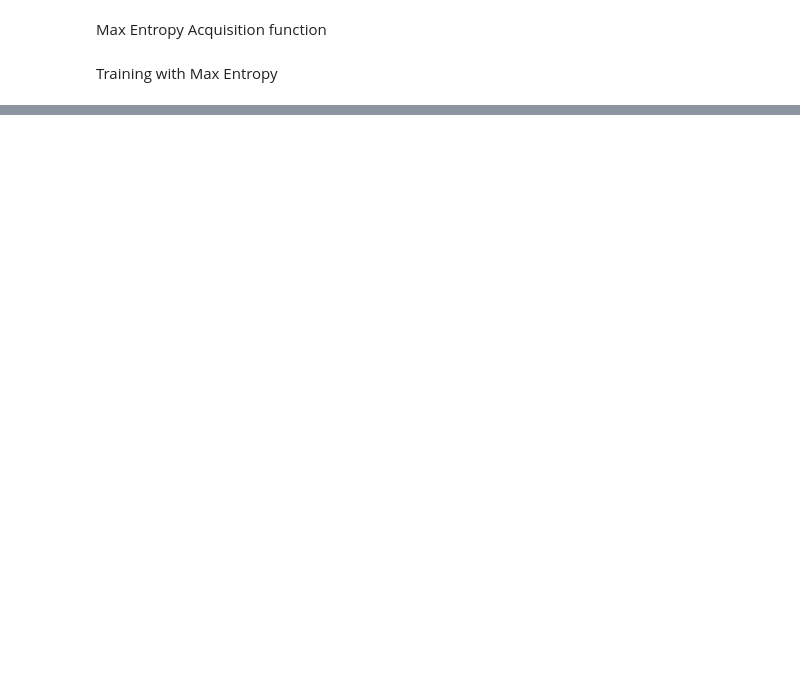
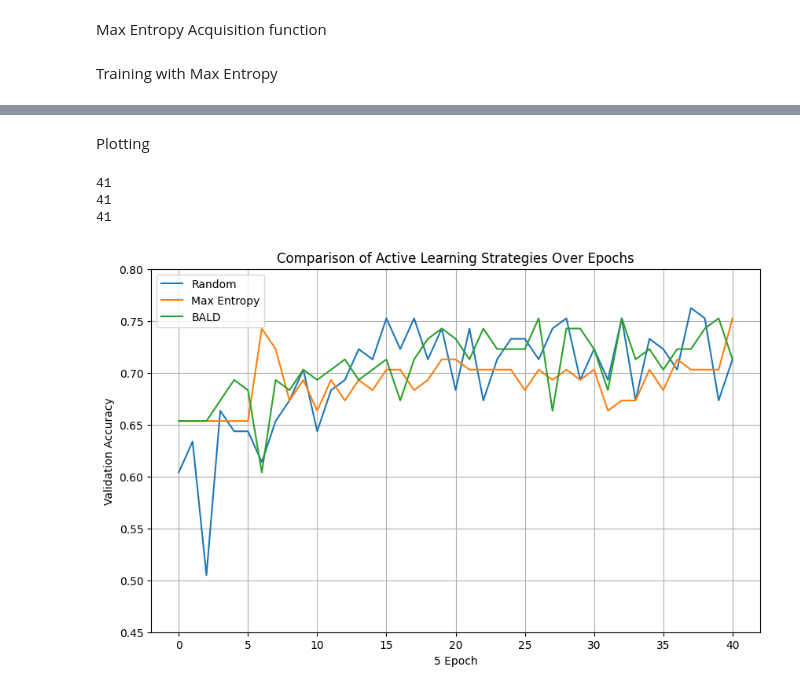
Before and after one commit to Vbarnabas/DBALwithGraphs, a Jupyter notebook: DBALwithGraphs.ipynb, the cells around one changed output, grey strips where cells are left out. Cells and saved outputs as stored; diff of their text form; code cells hidden in the pictures; blank space fills up the shorter version.

```diff
--- a/DBALwithGraphs.ipynb
+++ b/DBALwithGraphs.ipynb
@@ -169,7 +230,7 @@ def update_loaders(train_loader, pool_loader, new_data_indices, pool_indices, tr
     train_loader.dataset.indices = train_indices
     pool_loader.dataset.indices = new_pool_indices
 # %%
-dataset, train_indices, val_indices, test_indices, pool_indices, num_classes, num_node_features = load_tu_data()
+dataset, initial_indices, train_indices, val_indices, test_indices, pool_indices, num_classes, num_node_features = load_tu_data()
 model = GNN(num_node_features, num_classes).to(device)
-active_learning_loop(model, dataset, train_indices, pool_indices, val_indices, test_indices, uniform, epochs=100)
+uniform_acc=active_learning_loop(model, dataset, initial_indices,train_indices, pool_indices, val_indices, test_indices, uniform, epochs=epochs)
 # %% [output]
@@ -235,6 +302,6 @@ def max_entropy(model, dataset, pool_indices, n_query=10, T=100, training=True):
 # %% [markdown]
 Training with Max Entropy
 # %%
-dataset, train_indices, val_indices, test_indices, pool_indices, num_classes, num_node_features = load_tu_data()
+dataset, initial_indices, train_indices, val_indices, test_indices, pool_indices, num_classes, num_node_features = load_tu_data()
 model = GNN(num_node_features, num_classes).to(device)
-active_learning_loop(model, dataset, train_indices, pool_indices, val_indices, test_indices, max_entropy, epochs=100)
+max_entropy_acc=active_learning_loop(model, dataset, initial_indices, train_indices, pool_indices, val_indices, test_indices, max_entropy, epochs=epochs)
@@ -240,0 +359,4 @@ active_learning_loop(model, dataset, train_indices, pool_indices, val_indices, t
+# %%
+dataset, initial_indices, train_indices, val_indices, test_indices, pool_indices, num_classes, num_node_features = load_tu_data()
+model = GNN(num_node_features, num_classes).to(device)
+BALD_acc=active_learning_loop(model, dataset, initial_indices,train_indices, pool_indices, val_indices, test_indices, bald, epochs=epochs)
@@ -240,0 +381,27 @@ active_learning_loop(model, dataset, train_indices, pool_indices, val_indices, t
+# %% [markdown]
+Plotting
+# %%
+import matplotlib.pyplot as plt
+
+# Assuming you have different strategies you are comparing
+plt.style.use('default')
+strategy_data = {"Random": uniform_acc[0:201:5], "Max Entropy": max_entropy_acc[0:201:5], "BALD": BALD_acc[0:201:5]}
+plt.figure(figsize=(10, 6), facecolor='white')  # Set the background color of the plot figure to white
+ax = plt.subplot(111)
+ax.set_facecolor('white')
+for strategy, accuracies in strategy_data.items():
+    print(len(accuracies))
+    plt.plot(range(len(accuracies)), accuracies, label=strategy)
+
+plt.title('Comparison of Active Learning Strategies Over Epochs')
+plt.xlabel('5 Epoch')
+plt.ylim(0.45, 0.8)
+plt.ylabel('Validation Accuracy')
+plt.legend()
+plt.grid(True)
+plt.show()
+# %% [output]
+41
+41
+41
+[figure, added]
```
Also changed, not shown: parts of 13 cells of this notebook.
